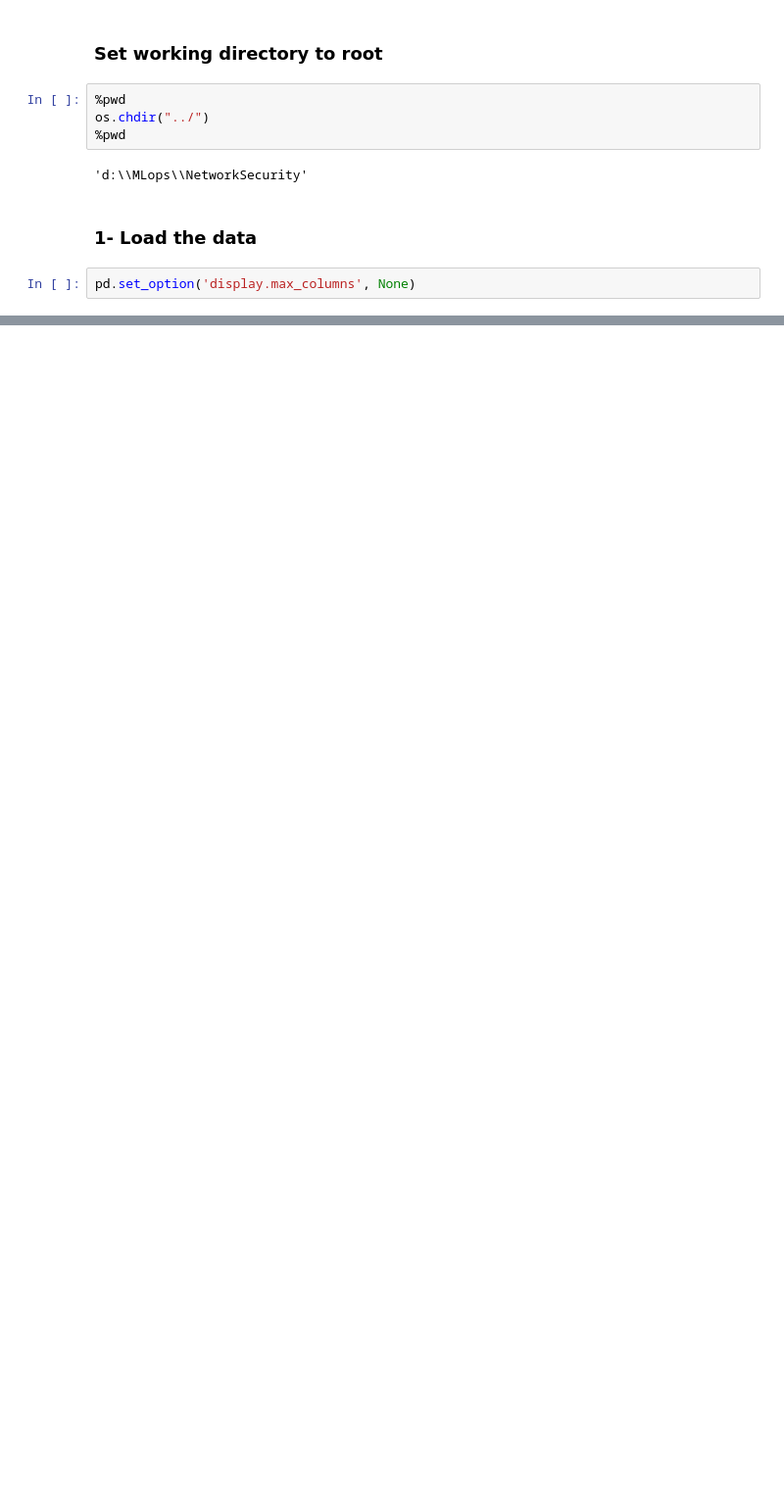
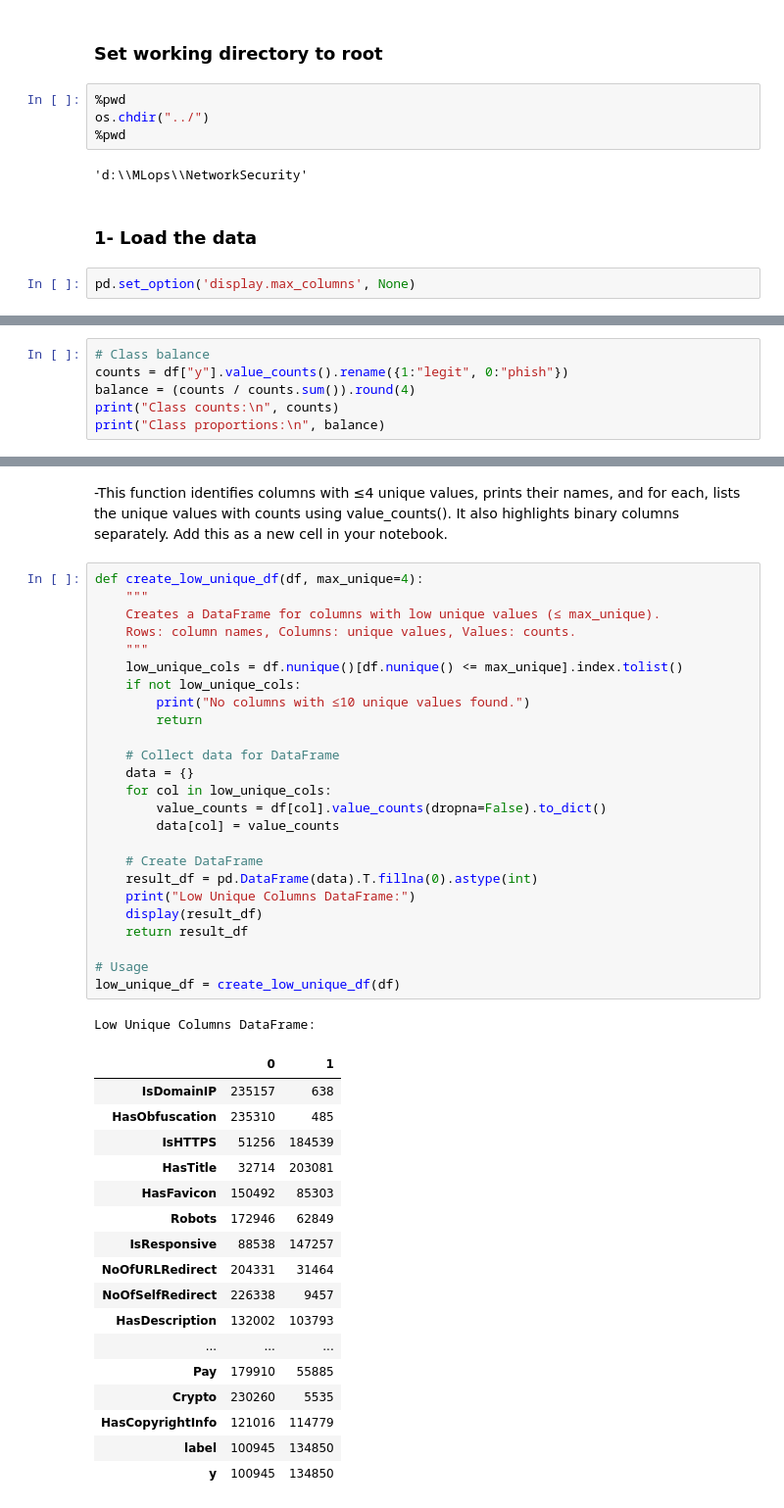
Before and after one commit to fitsblb/PhishGuardAI, a Jupyter notebook: notebooks/00_eda.ipynb, the cells around one changed output, grey strips where cells are left out. Shown: that part at 98% size. Saved outputs shown, nothing was run; the diff lists cells and outputs as text; blank space fills up the shorter version.

```diff
--- a/notebooks/00_eda.ipynb
+++ b/notebooks/00_eda.ipynb
@@ -104,0 +141,6 @@ Name: count, dtype: int64
+# %%
+# Class balance
+counts = df["y"].value_counts().rename({1:"legit", 0:"phish"})
+balance = (counts / counts.sum()).round(4)
+print("Class counts:\n", counts)
+print("Class proportions:\n", balance)
@@ -104,0 +243,46 @@ Name: count, dtype: int64
+# %% [markdown]
+-This function identifies columns with ≤4 unique values, prints their names, and for each, lists the unique values with counts using value_counts(). It also highlights binary columns separately. Add this as a new cell in your notebook.
+# %%
+def create_low_unique_df(df, max_unique=4):
+    """
+    Creates a DataFrame for columns with low unique values (≤ max_unique).
+    Rows: column names, Columns: unique values, Values: counts.
+    """
+    low_unique_cols = df.nunique()[df.nunique() <= max_unique].index.tolist()
+    if not low_unique_cols:
+        print("No columns with ≤10 unique values found.")
+        return
+
+    # Collect data for DataFrame
+    data = {}
+    for col in low_unique_cols:
+        value_counts = df[col].value_counts(dropna=False).to_dict()
+        data[col] = value_counts
+
+    # Create DataFrame
+    result_df = pd.DataFrame(data).T.fillna(0).astype(int)
+    print("Low Unique Columns DataFrame:")
+    display(result_df)
+    return result_df
+
+# Usage
+low_unique_df = create_low_unique_df(df)
+# %% [output]
+Low Unique Columns DataFrame:
+|  | 0 | 1 |
+| IsDomainIP | 235157 | 638 |
+| HasObfuscation | 235310 | 485 |
+| IsHTTPS | 51256 | 184539 |
+| HasTitle | 32714 | 203081 |
+| HasFavicon | 150492 | 85303 |
+| Robots | 172946 | 62849 |
+| IsResponsive | 88538 | 147257 |
+| NoOfURLRedirect | 204331 | 31464 |
+| NoOfSelfRedirect | 226338 | 9457 |
+| HasDescription | 132002 | 103793 |
+| ... | ... | ... |
+| Pay | 179910 | 55885 |
+| Crypto | 230260 | 5535 |
+| HasCopyrightInfo | 121016 | 114779 |
+| label | 100945 | 134850 |
+| y | 100945 | 134850 |
```
Also changed, not shown: parts of 29 cells of this notebook, 9 other files.
